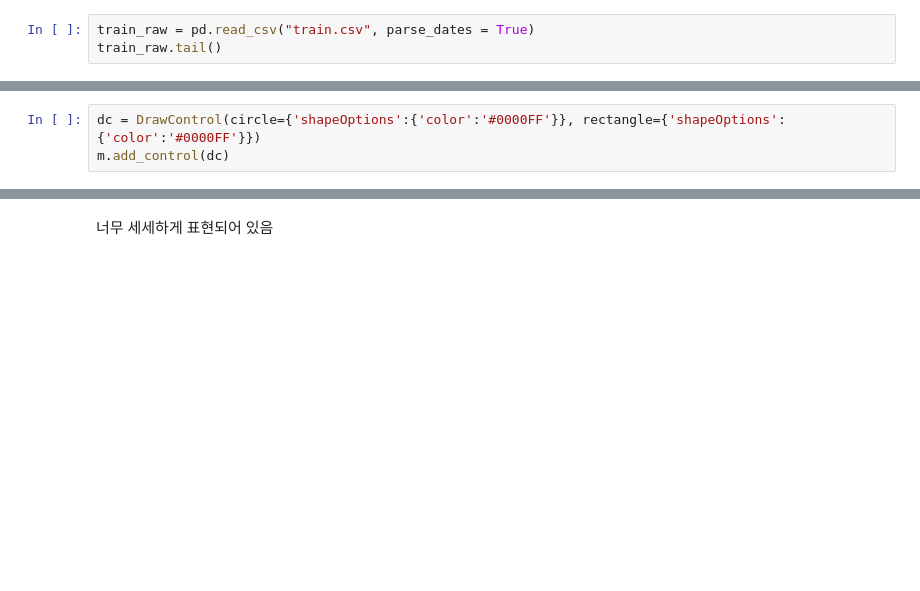
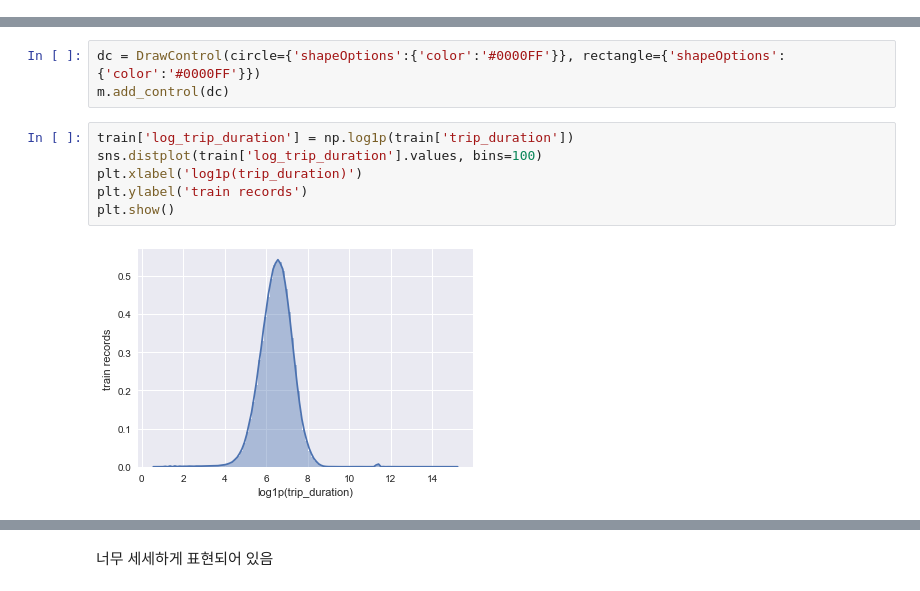
Before and after one commit to KANG91/dss-project-taxi, a Jupyter notebook: Kang/EDA_KANG.ipynb, the cells around one changed output, grey strips where cells are left out. Saved outputs shown, nothing was run; the diff lists cells and outputs as text; blank space fills up the shorter version.

```diff
--- a/Kang/EDA_KANG.ipynb
+++ b/Kang/EDA_KANG.ipynb
@@ -44,3 +37,0 @@ The backend was *originally* set to 'module://ipykernel.pylab.backend_inline' by
-# %%
-train_raw = pd.read_csv("train.csv", parse_dates = True)
-train_raw.tail()
@@ -81,3 +149,11 @@ m
 # %%
 dc = DrawControl(circle={'shapeOptions':{'color':'#0000FF'}}, rectangle={'shapeOptions':{'color':'#0000FF'}})
 m.add_control(dc)
+# %%
+train['log_trip_duration'] = np.log1p(train['trip_duration'])
+sns.distplot(train['log_trip_duration'].values, bins=100)
+plt.xlabel('log1p(trip_duration)')
+plt.ylabel('train records')
+plt.show()
+# %% [output]
+[figure, added]
```
Also changed, not shown: parts of 59 cells of this notebook, 1 other file.
